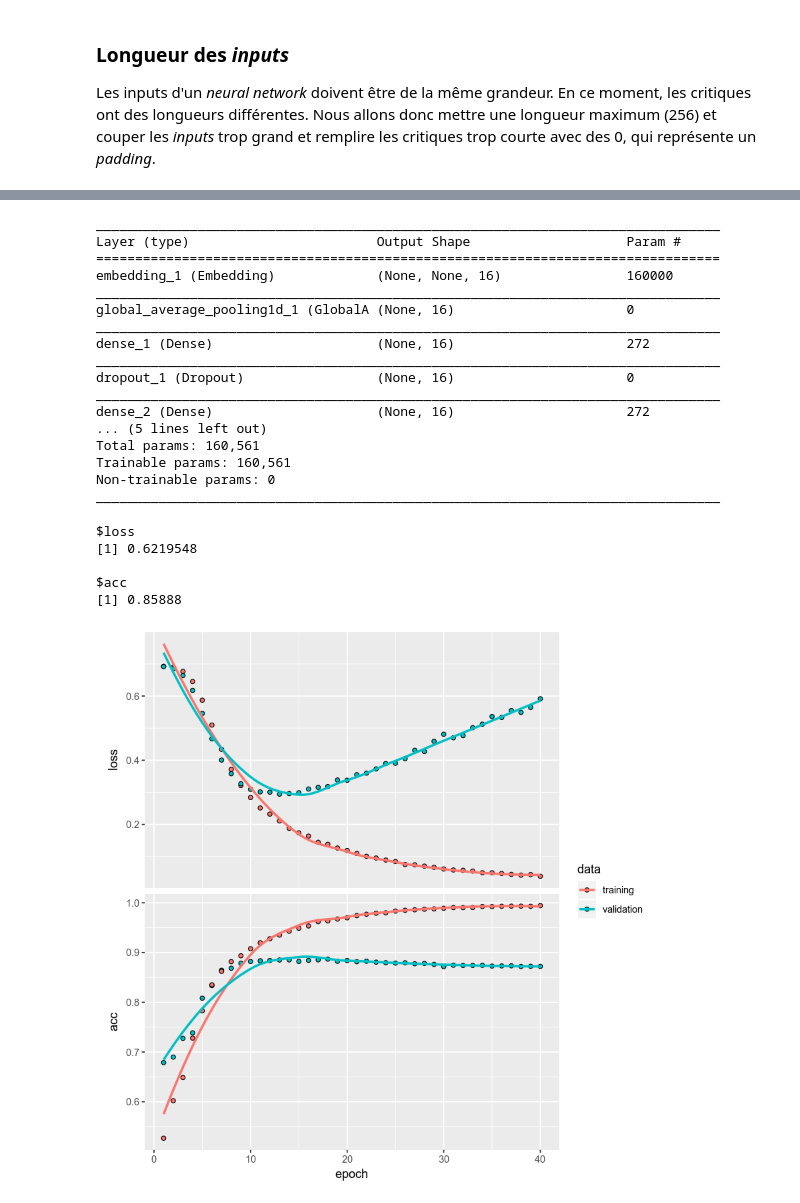
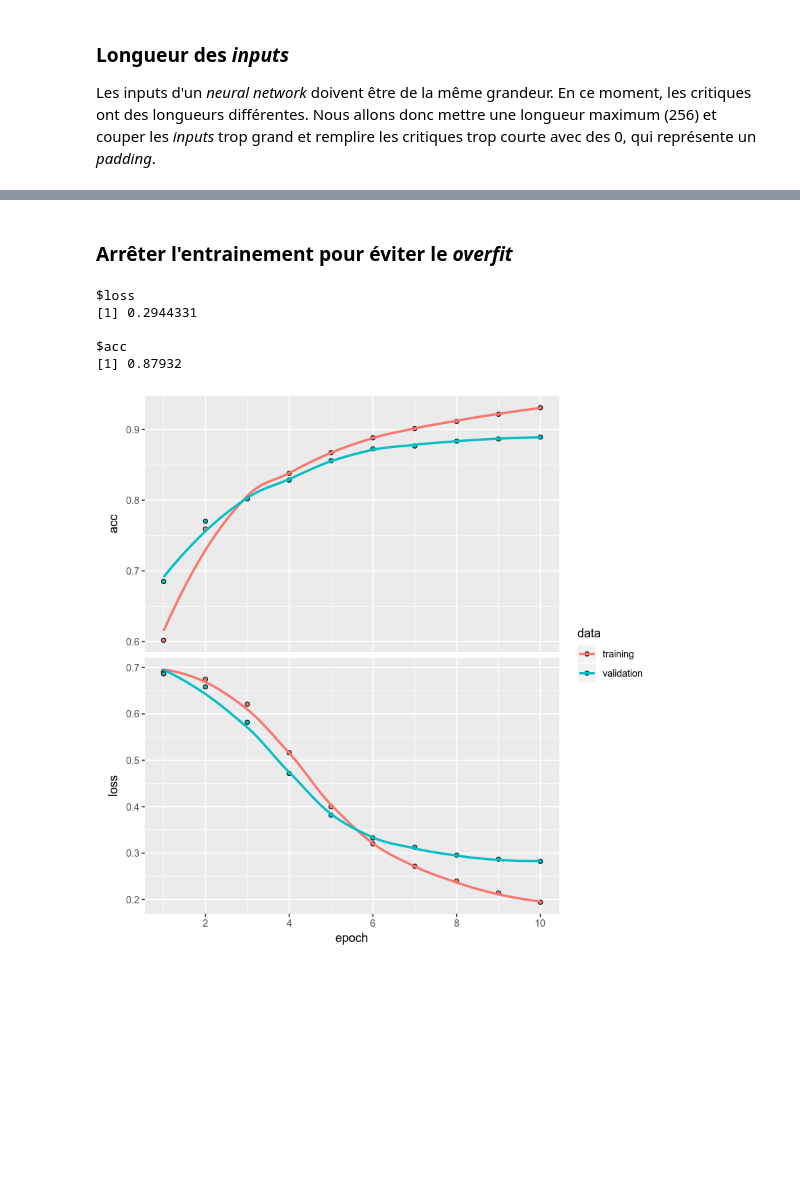
Before and after one commit to BrunoHamel/presentation-ai, a Jupyter notebook: NeuralNet_IMDB.ipynb, the cells around one changed output, grey strips where cells are left out. Drawn from its saved outputs; the diff is of its cells as text; code cells hidden in the pictures; blank space fills up the shorter version.

```diff
--- a/NeuralNet_IMDB.ipynb
+++ b/NeuralNet_IMDB.ipynb
@@ -119,0 +98,10 @@ partial_y_train <- train_labels[10001:length(train_labels)]
+# %%
+split_index <- round(nrow(train_data) * 0.2)
+
+x_val <- train_data[1:split_index, ]
+y_val <- train_labels[1:split_index]
+
+split_index <- split_index + 1
+
+partial_x_train <- train_data[split_index:nrow(train_data), ]
+partial_y_train <- train_labels[split_index:length(train_labels)]
@@ -119,0 +153,2 @@ partial_y_train <- train_labels[10001:length(train_labels)]
+# %%
+my.optimizer <- 'adam'
@@ -119,0 +157,2 @@ partial_y_train <- train_labels[10001:length(train_labels)]
+# %%
+my.loss <- 'binary_crossentropy'
@@ -120,54 +185,33 @@ partial_y_train <- train_labels[10001:length(train_labels)]
+# %% [markdown]
+### Arrêter l'entrainement pour éviter le *overfit*
 # %%
-model <- keras_model_sequential()
-model %>%
+model <- keras_model_sequential() %>%
     layer_embedding(input_dim = vocab_size, output_dim = 16) %>%
     layer_global_average_pooling_1d() %>%
     layer_dense(units = 16, activation = "relu") %>%
-    layer_dropout(rate = 0.4) %>%
     layer_dense(units = 16, activation = "relu") %>%
-    layer_dropout(rate = 0.3) %>%
     layer_dense(units = 1, activation = "sigmoid")
 
-model %>% summary()
-
 model %>% compile(
-  optimizer = 'adam',
-  loss = 'binary_crossentropy',
+  optimizer = my.optimizer,
+  loss = my.loss,
   metrics = list('accuracy')
 )
 
 history <- model %>% fit(
   partial_x_train,
   partial_y_train,
-  epochs = 40,
+  epochs = 10,
   batch_size = 512,
-  validation_data = list(x_val, y_val),
-  verbose=1
+  validation_data = list(x_val, y_val)
 )
 
 plot(history)
 model %>% evaluate(test_data, test_labels)
 # %% [output]
-________________________________________________________________________________
-Layer (type)                        Output Shape                    Param #
-================================================================================
-embedding_1 (Embedding)             (None, None, 16)                160000
-________________________________________________________________________________
-global_average_pooling1d_1 (GlobalA (None, 16)                      0
-________________________________________________________________________________
-dense_1 (Dense)                     (None, 16)                      272
-________________________________________________________________________________
-dropout_1 (Dropout)                 (None, 16)                      0
-________________________________________________________________________________
-dense_2 (Dense)                     (None, 16)                      272
-... (5 lines left out)
-Total params: 160,561
-Trainable params: 160,561
-Non-trainable params: 0
-________________________________________________________________________________
+$loss
+[1] 0.2944331
+
+$acc
+[1] 0.87932
-$loss
-[1] 0.6219548
-
-$acc
-[1] 0.85888
-[figure, old version]
+[figure, new version]
```
Also changed, not shown: parts of 22 cells of this notebook.
